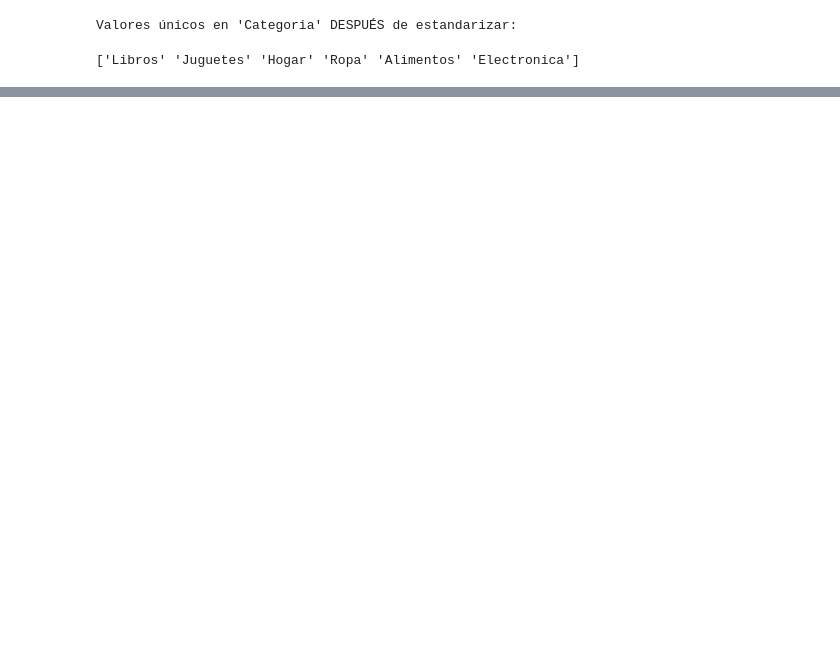
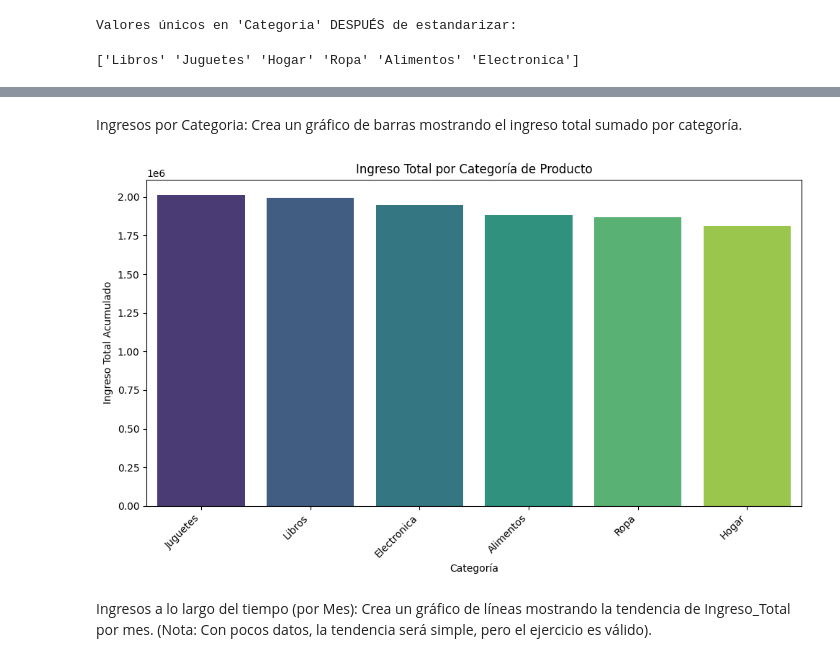
Before and after one commit to polaya813/polaya813, a Jupyter notebook: Entregable_Procesamiento_Datos.ipynb, the cells around one changed output, grey strips where cells are left out. Saved outputs shown, nothing was run; the diff lists cells and outputs as text; code cells hidden in the pictures; blank space fills up the shorter version.

```diff
--- a/Entregable_Procesamiento_Datos.ipynb
+++ b/Entregable_Procesamiento_Datos.ipynb
@@ -220,0 +297,20 @@ print(df_ventas['Categoria'].unique())
+# %% [markdown]
+Ingresos por Categoria: Crea un gráfico de barras mostrando el ingreso total
+sumado por categoría.
+# %%
+ingresos_por_categoria = df_ventas.groupby('Categoria')['Ingreso_Total'].sum().sort_values(ascending=False)
+plt.figure(figsize=(10, 6))
+sns.barplot(x=ingresos_por_categoria.index,
+y=ingresos_por_categoria.values, hue=ingresos_por_categoria.index, palette='viridis', legend=False)
+plt.title('Ingreso Total por Categoría de Producto')
+plt.xlabel('Categoría')
+plt.ylabel('Ingreso Total Acumulado')
+plt.xticks(rotation=45, ha='right')
+plt.tight_layout()
+plt.show()
+# %% [output]
+[figure, added]
+# %% [markdown]
+Ingresos a lo largo del tiempo (por Mes): Crea un gráfico de líneas mostrando la
+tendencia de Ingreso_Total por mes. (Nota: Con pocos datos, la tendencia será
+simple, pero el ejercicio es válido).
```
Also changed, not shown: parts of 8 cells of this notebook.
